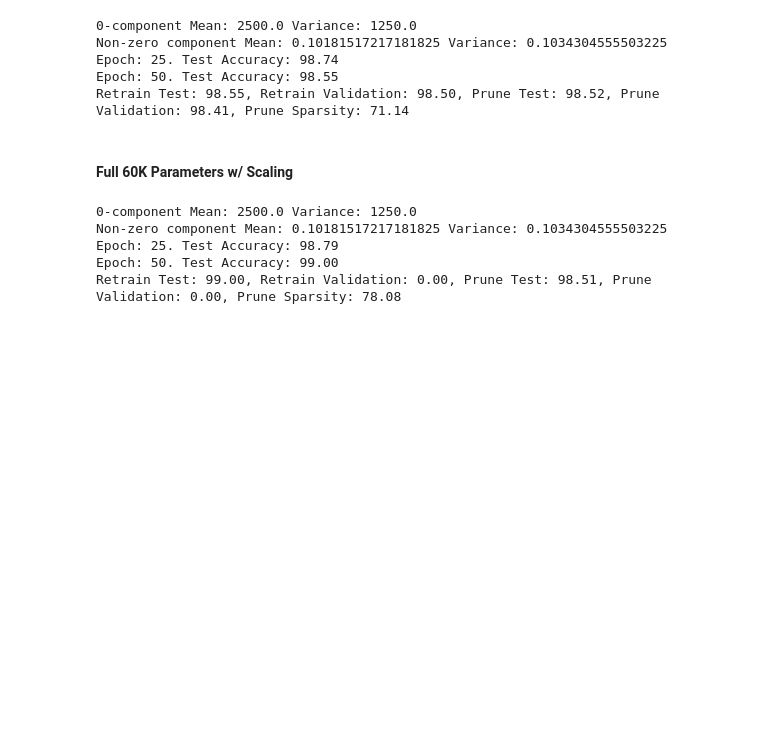
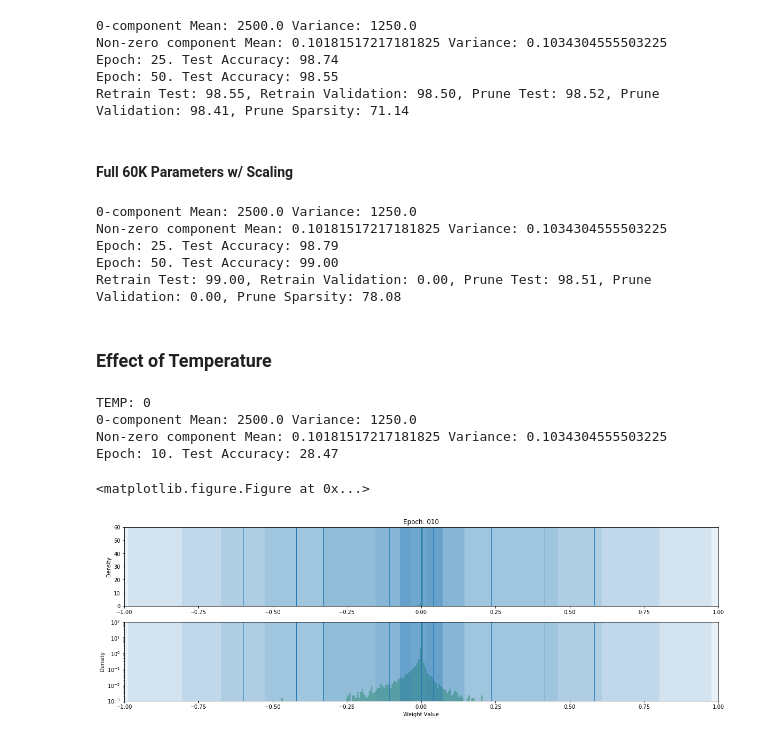
Before and after one commit to okz12/NN_compression, a Jupyter notebook: notebooks/kd_exp.ipynb, the cells around one changed output. Cells and saved outputs as stored; diff of their text form; code cells hidden in the pictures; blank space fills up the shorter version.

```diff
--- a/notebooks/kd_exp.ipynb
+++ b/notebooks/kd_exp.ipynb
@@ -180,3 +216,16 @@ Non-zero component Mean: 0.10181517217181825 Variance: 0.1034304555503225
 Epoch: 25. Test Accuracy: 98.79
 Epoch: 50. Test Accuracy: 99.00
 Retrain Test: 99.00, Retrain Validation: 0.00, Prune Test: 98.51, Prune Validation: 0.00, Prune Sparsity: 78.08
+# %% [markdown]
+### Effect of Temperature
+# %%
+for temp in [0, 1, 5, 10, 25]:
+    print ("TEMP: {}".format(temp))
+    model, gmp = retrain_model(alpha, beta, float(params['tau'][i]), float(temp), int(params['mixtures'][i]), 'LeNet_300_100', 'search', "", False)
+# %% [output]
+TEMP: 0
+0-component Mean: 2500.0 Variance: 1250.0
+Non-zero component Mean: 0.10181517217181825 Variance: 0.1034304555503225
+Epoch: 10. Test Accuracy: 28.47
+<matplotlib.figure.Figure at 0x...>
+[figure, added]
```
Also changed, not shown: parts of 6 cells of this notebook, 7 other files.
